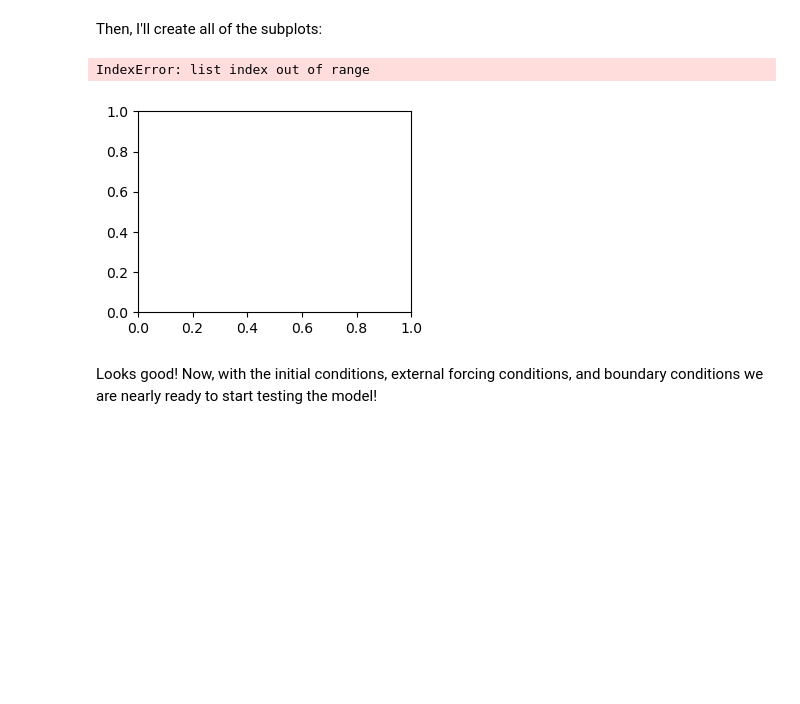
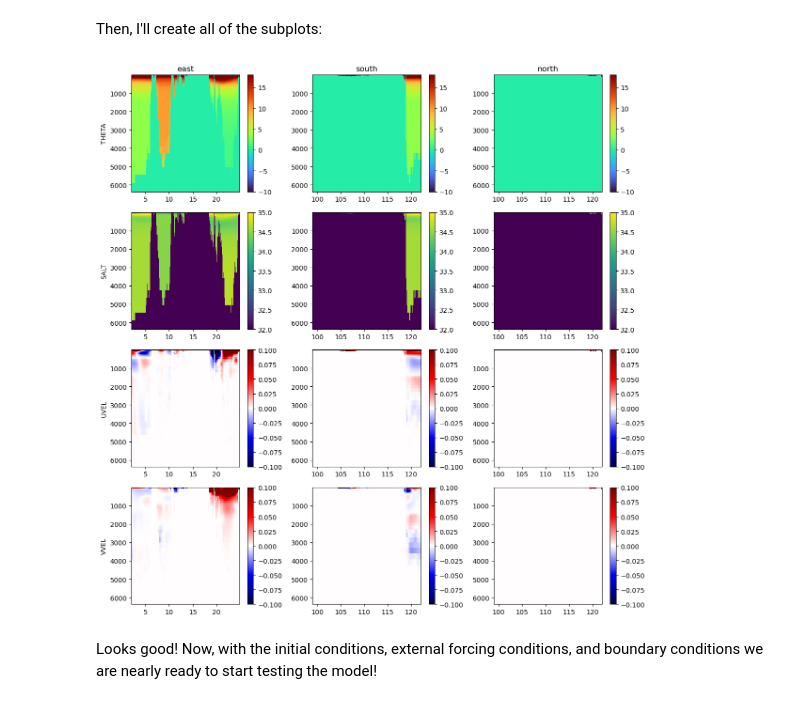
Before and after one commit to EddieNguyen2012/cs185c_fall2024, a Jupyter notebook: project/Creating the Model Boundaries.ipynb, the cells around one changed output. Cells and saved outputs as stored; diff of their text form; code cells hidden in the pictures; blank space fills up the shorter version.

```diff
--- a/project/Creating the Model Boundaries.ipynb
+++ b/project/Creating the Model Boundaries.ipynb
@@ -183,7 +183,7 @@ Next, we'll read in the real data fields and apply the modifications. First, cre
 # %%
 # make a file dictionary to loop over
 
-year = 2017
+year = 2015 # Repeat by replace this with 2017 after finishing interpolate the 2015 boundaries
 
 # test dictionary
 # file_prefix_dict = {'SALT':'SALT_'+str(year)+'.nc'}
@@ -260,7 +260,7 @@ for variable_name in variable_names:
             points_counted += N
 
     # remove the points with positive longitudes
-    init_grid = init_grid[:,:,local_indices]
+    # init_grid = init_grid[:,:,local_indices]
 
     # apply some corrections
     if variable_name == 'UVEL':
@@ -280,7 +280,7 @@ for variable_name in variable_names:
 Next, I will interpolate the ECCO external fields I read in onto my model domain. I will use the `horizonal` module from the `eccoseas` package to accomplish this interpolation.
 # %%
 # define the boundary list for the model
-boundary_list = ['west','south','north']
+boundary_list = ['east','south','north']
 # %%
 if 'obcs' not in os.listdir(input_dir):
     os.mkdir(os.path.join(input_dir,'obcs'))
@@ -348,10 +348,10 @@ for boundary in boundary_list:
 ### Step 6: Plotting the Boundary Fields
 Now that the fields have been generated, I will plot them to ensure they look as expected. First, I'll generate some metadata for each one:
 # %%
-meta_dict = {'THETA':['turbo', 'm'],
-            'SALT':['viridis', 'm'],
-            'UVEL':['seismic', 'm'],
-            'VVEL':['seismic', 'm']}
+meta_dict = {'THETA':[-10, 18, 'turbo', 'm'],
+            'SALT':[32, 35, 'viridis', 'm'],
+            'UVEL':[-0.1, 0.1, 'seismic', 'm'],
+            'VVEL':[-0.1, 0.1, 'seismic', 'm']}
 # %% [markdown]
 Then, I'll create all of the subplots:
 # %%
@@ -364,43 +364,42 @@ for i in range(len(variable_names)):
 
     for boundary in boundary_list:
 
-        boundary_grid = np.fromfile(os.path.join(input_dir,'obcs',variable_name+'_'+boundary+'_2016'),'>f4')
+        boundary_grid = np.fromfile(os.path.join(input_dir,'obcs',variable_name+'_'+boundary+'_2015'),'>f4')
 
-        if boundary in ['west']:
+        if boundary in ['west', 'east']:
             boundary_grid = boundary_grid.reshape((timesteps, np.shape(delR)[0],np.shape(XC)[0]))
             boundary_grid = boundary_grid[0, :, :] # choose just the first timestep for plotting
             if boundary=='west':
                 x = YC[:,1]
             if boundary=='east':
                 x = YC[:,-1]
         else:
             boundary_grid = boundary_grid.reshape((timesteps, np.shape(delR)[0],np.shape(XC)[1]))
             boundary_grid = boundary_grid[0, :, :] # choose just the first timestep for plotting
             if boundary=='north':
                 x = XC[-1,:]
             if boundary=='south':
                 x = XC[1,:]
 
         plot_counter += 1
         plt.subplot(len(variable_names),len(boundary_list),plot_counter)
         C = plt.pcolormesh(x, Z, boundary_grid,
                            vmin=meta_dict[variable_names[i]][0],
                            vmax=meta_dict[variable_names[i]][1],
                            cmap=meta_dict[variable_names[i]][2])
         plt.colorbar(C,fraction=0.26)
         plt.gca().invert_yaxis()
 
         if plot_counter%3==1:
             plt.ylabel(variable_name)
         if plot_counter<4:
             plt.title(boundary)
 
 plt.tight_layout()
 
 plt.show()
 # %% [output]
-IndexError: list index out of range
-[figure, old version]
+[figure, new version]
 # %% [markdown]
 Looks good! Now, with the initial conditions, external forcing conditions, and boundary conditions we are nearly ready to start testing the model!
 # %% [markdown]
```
Also changed, not shown: parts of 2 cells of this notebook, 15 other files.
